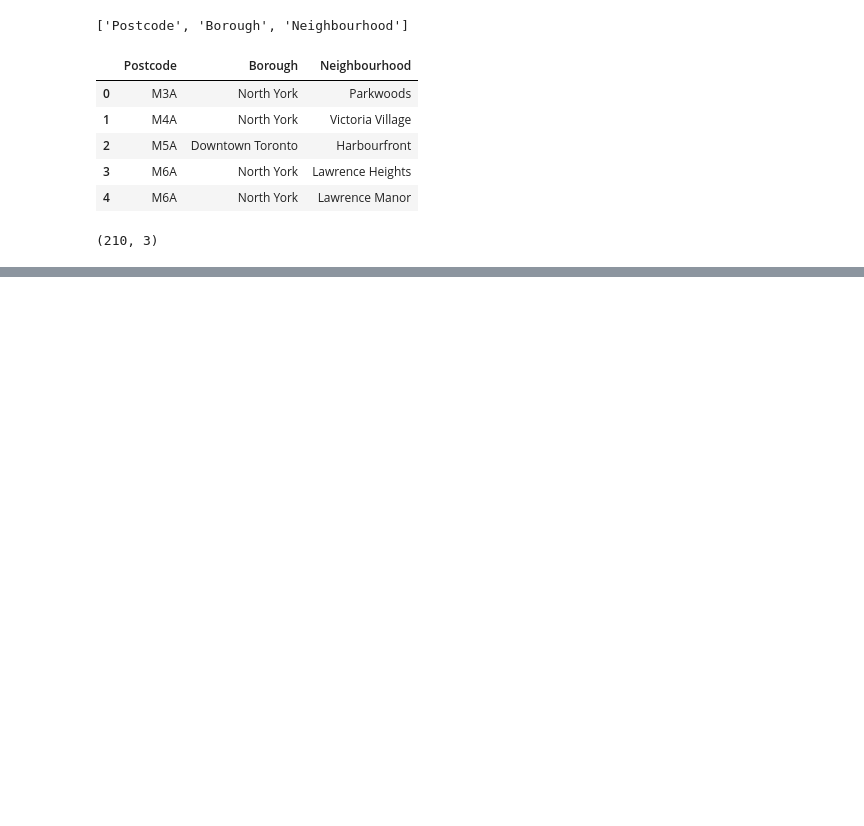
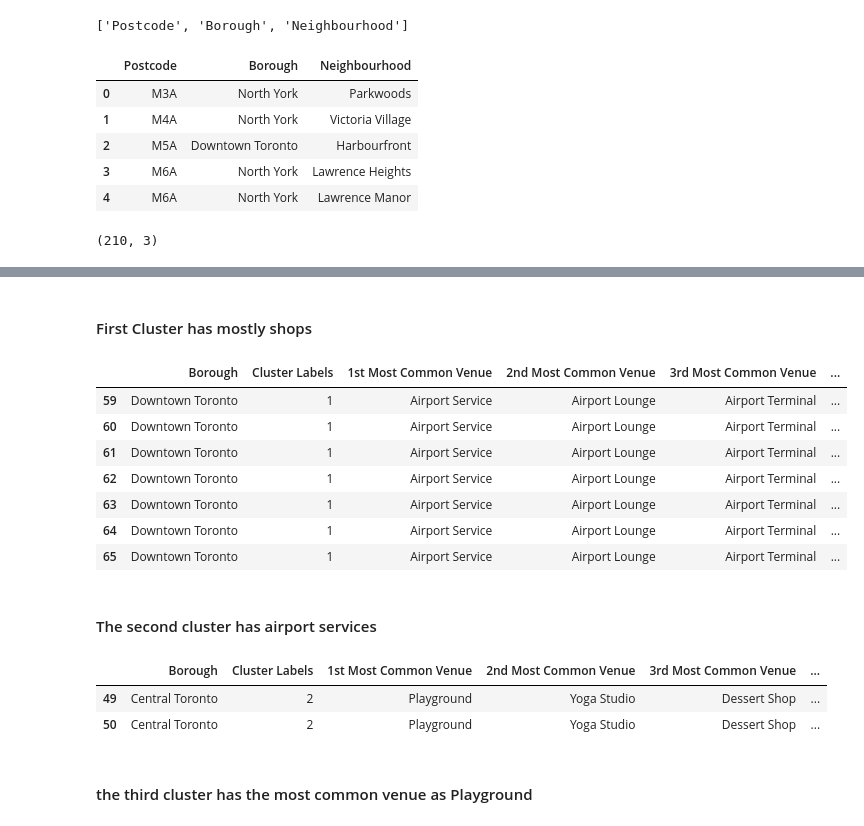
Before and after one commit to SomalikaSaha/Coursera_Capstone, a Jupyter notebook: Capstone_Project_Notebook.ipynb, the cells around one changed output, grey strips where cells are left out. Drawn from its saved outputs; the diff is of its cells as text; code cells hidden in the pictures; blank space fills up the shorter version.

```diff
--- a/Capstone_Project_Notebook.ipynb
+++ b/Capstone_Project_Notebook.ipynb
@@ -66,0 +563,23 @@ df.shape
+# %% [markdown]
+<h4> First Cluster has mostly shops </h4>
+# %%
+Toronto_merged.loc[Toronto_merged['Cluster Labels'] == 1, Toronto_merged.columns[[1] + list(range(5, Toronto_merged.shape[1]))]]
+# %% [output]
+|  | Borough | Cluster Labels | 1st Most Common Venue | 2nd Most Common Venue | 3rd Most Common Venue | ... |
+| 59 | Downtown Toronto | 1 | Airport Service | Airport Lounge | Airport Terminal | ... |
+| 60 | Downtown Toronto | 1 | Airport Service | Airport Lounge | Airport Terminal | ... |
+| 61 | Downtown Toronto | 1 | Airport Service | Airport Lounge | Airport Terminal | ... |
+| 62 | Downtown Toronto | 1 | Airport Service | Airport Lounge | Airport Terminal | ... |
+| 63 | Downtown Toronto | 1 | Airport Service | Airport Lounge | Airport Terminal | ... |
+| 64 | Downtown Toronto | 1 | Airport Service | Airport Lounge | Airport Terminal | ... |
+| 65 | Downtown Toronto | 1 | Airport Service | Airport Lounge | Airport Terminal | ... |
+# %% [markdown]
+<h4> The second cluster has airport services </h4>
+# %%
+Toronto_merged.loc[Toronto_merged['Cluster Labels'] == 2, Toronto_merged.columns[[1] + list(range(5, Toronto_merged.shape[1]))]]
+# %% [output]
+|  | Borough | Cluster Labels | 1st Most Common Venue | 2nd Most Common Venue | 3rd Most Common Venue | ... |
+| 49 | Central Toronto | 2 | Playground | Yoga Studio | Dessert Shop | ... |
+| 50 | Central Toronto | 2 | Playground | Yoga Studio | Dessert Shop | ... |
+# %% [markdown]
+<h4> the third cluster has the most common venue as Playground </h4>
```
Also changed, not shown: parts of 47 cells of this notebook.
